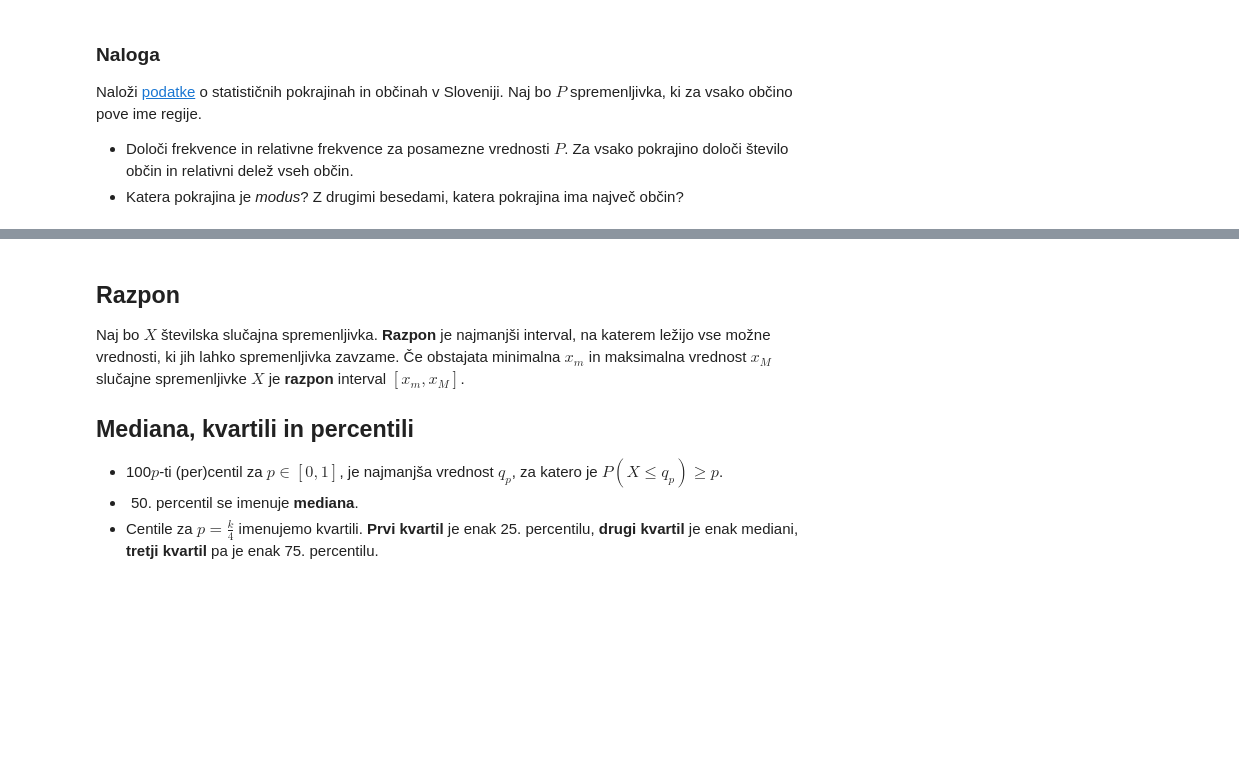
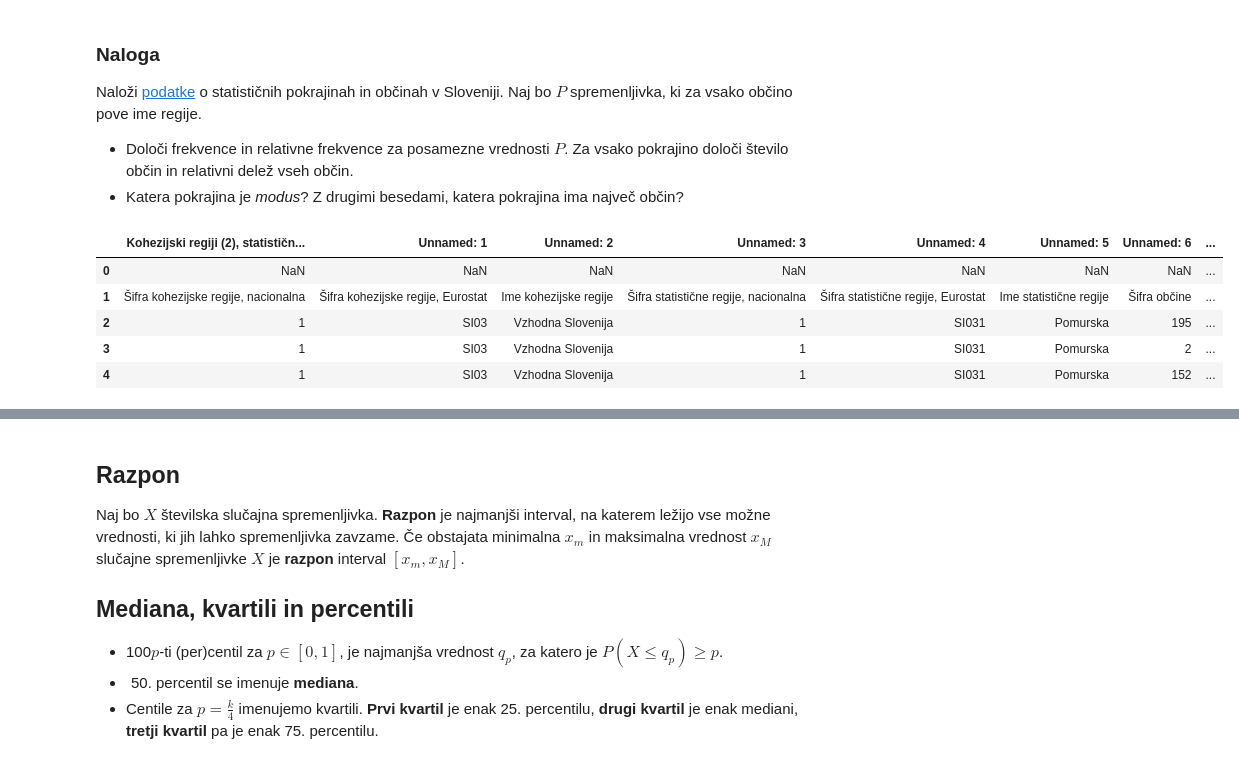
Before and after one commit to mrcinv/ovs.py, a Jupyter notebook: opisna_statistika.ipynb, the cells around one changed output, grey strips where cells are left out. Drawn from its saved outputs; the diff is of its cells as text; code cells hidden in the pictures; blank space fills up the shorter version.

```diff
--- a/opisna_statistika.ipynb
+++ b/opisna_statistika.ipynb
@@ -42,0 +46,9 @@ Naloži [podatke](http://www.stat.si/dokument/5424/kohezijske_%20statisticne_obc
+# %%
+obcine.head()
+# %% [output]
+|  | Kohezijski regiji (2), statističn... | Unnamed: 1 | Unnamed: 2 | Unnamed: 3 | Unnamed: 4 | Unnamed: 5 | Unnamed: 6 | ... |
+| 0 | NaN | NaN | NaN | NaN | NaN | NaN | NaN | ... |
+| 1 | Šifra kohezijske regije, nacionalna | Šifra kohezijske regije, Eurostat | Ime kohezijske regije | Šifra statistične regije, nacionalna | Šifra statistične regije, Eurostat | Ime statistične regije | Šifra občine | ... |
+| 2 | 1 | SI03 | Vzhodna Slovenija | 1 | SI031 | Pomurska | 195 | ... |
+| 3 | 1 | SI03 | Vzhodna Slovenija | 1 | SI031 | Pomurska | 2 | ... |
+| 4 | 1 | SI03 | Vzhodna Slovenija | 1 | SI031 | Pomurska | 152 | ... |
```
Also changed, not shown: parts of 7 cells of this notebook.
